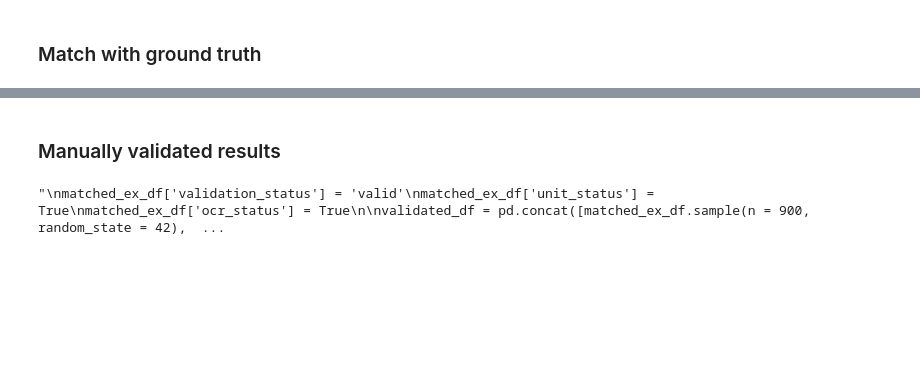
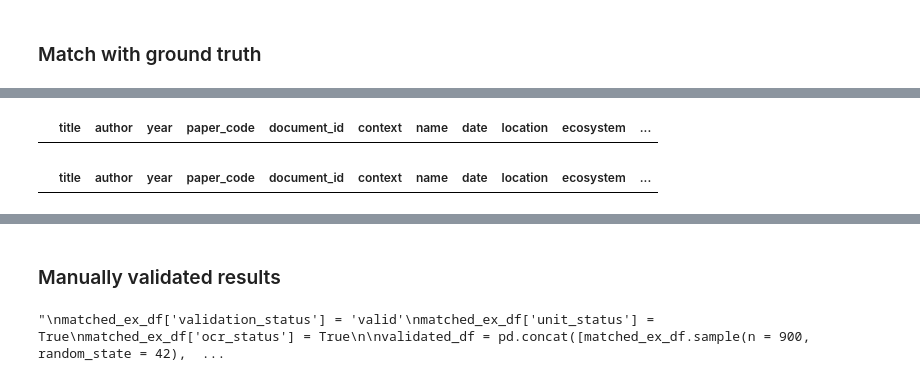
Before and after one commit to kevinqnb/scholarlm, a Jupyter notebook: examples/pond_lake_extraction.ipynb, the cells around one changed output, grey strips where cells are left out. Drawn from its saved outputs; the diff is of its cells as text; code cells hidden in the pictures; blank space fills up the shorter version.

```diff
--- a/examples/pond_lake_extraction.ipynb
+++ b/examples/pond_lake_extraction.ipynb
@@ -241,3 +263,11 @@ unmatched_ex_df = pd.DataFrame(unmatched_dict)
+# %%
+unmatched_ex_df.loc[unmatched_ex_df.document_id == 4]
+# %% [output]
+|  | title | author | year | paper_code | document_id | context | name | date | location | ecosystem | ... |
+# %%
+result_df.loc[result_df.document_id == 4]
+# %% [output]
+|  | title | author | year | paper_code | document_id | context | name | date | location | ecosystem | ... |
 # %%
 unmatched_ex_df.judgement.value_counts()
 # %% [output]
```
Also changed, not shown: parts of 18 cells of this notebook, 15 other files.
